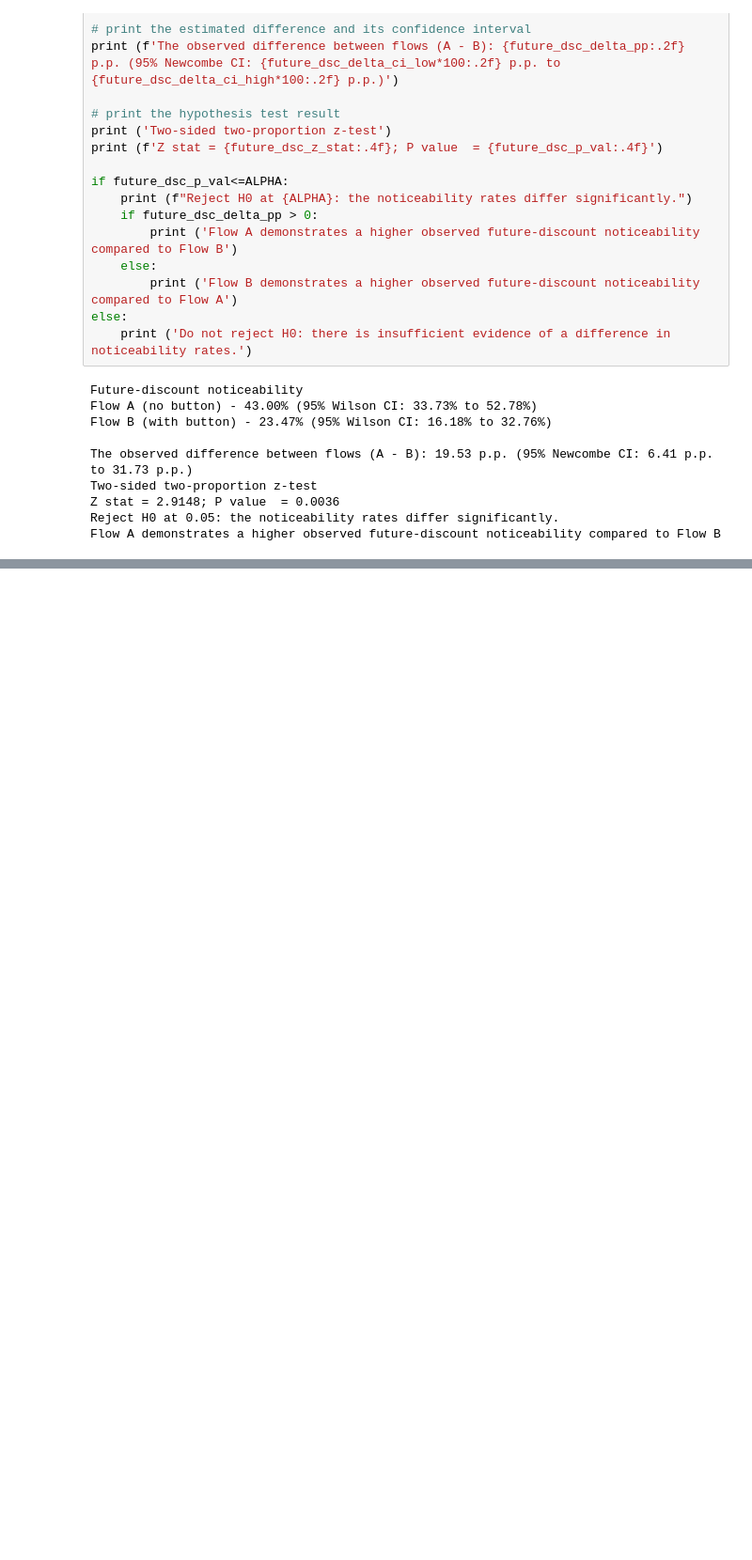
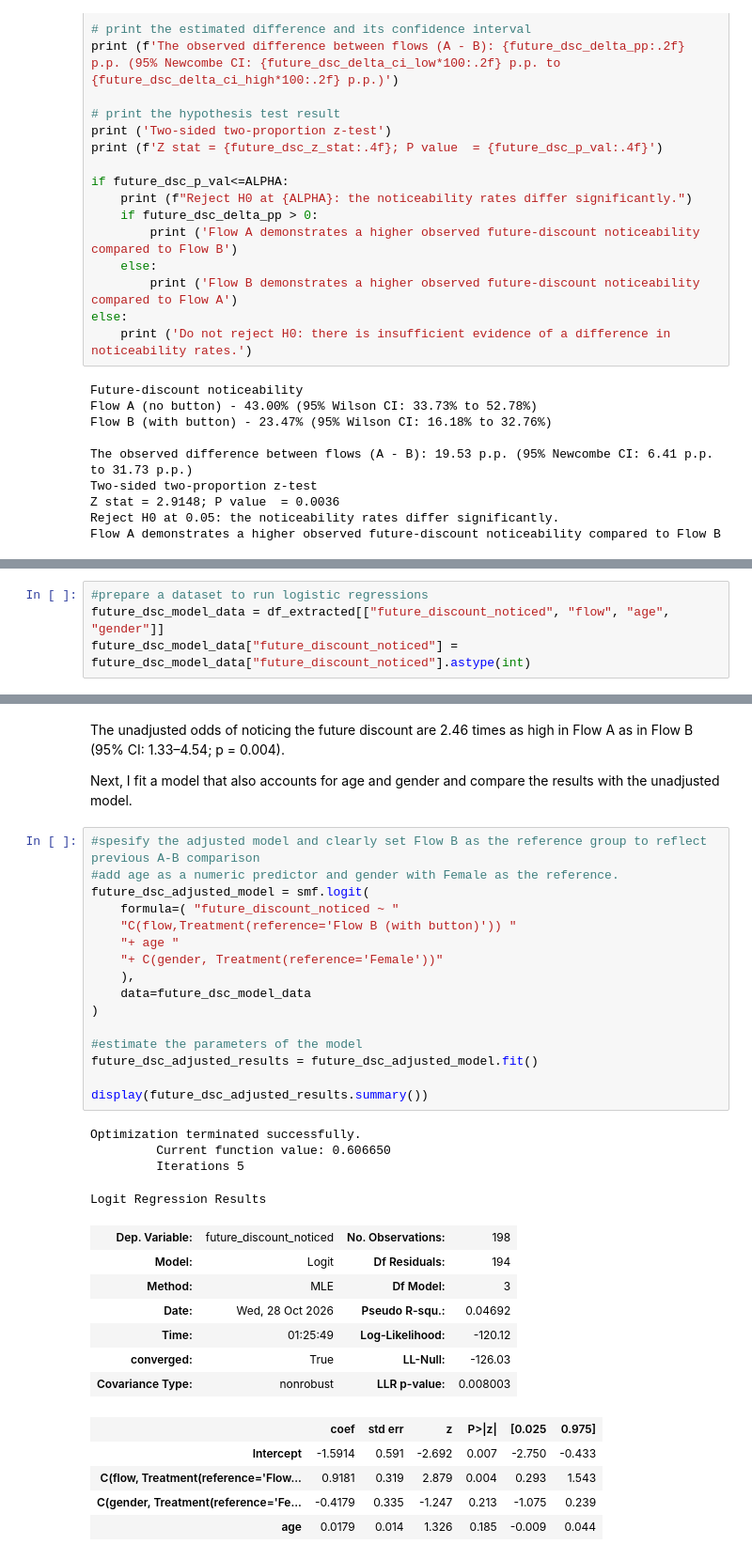
Before and after one commit to elena-kolo/payment-flow-experimentation-analysis, a Jupyter notebook: notebooks/03_prototype_analysis.ipynb, the cells around one changed output, grey strips where cells are left out. Shown at 94% size. Drawn from its saved outputs; the diff is of its cells as text; blank space fills up the shorter version.

```diff
--- a/notebooks/03_prototype_analysis.ipynb
+++ b/notebooks/03_prototype_analysis.ipynb
@@ -423,0 +499,4 @@ One possible explanation* is habitual pop-up dismissal ("cookie-banner blindness
+# %%
+#prepare a dataset to run logistic regressions
+future_dsc_model_data = df_extracted[["future_discount_noticed", "flow", "age", "gender"]]
+future_dsc_model_data["future_discount_noticed"] = future_dsc_model_data["future_discount_noticed"].astype(int)
@@ -423,0 +565,37 @@ One possible explanation* is habitual pop-up dismissal ("cookie-banner blindness
+# %% [markdown]
+The unadjusted odds of noticing the future discount are 2.46 times as high in Flow A as in Flow B (95% CI: 1.33–4.54; p = 0.004).
+
+Next, I fit a model that also accounts for age and gender and compare the results with the unadjusted model.
+# %%
+#spesify the adjusted model and clearly set Flow B as the reference group to reflect previous A-B comparison
+#add age as a numeric predictor and gender with Female as the reference.
+future_dsc_adjusted_model = smf.logit(
+    formula=( "future_discount_noticed ~ "
+    "C(flow,Treatment(reference='Flow B (with button)')) "
+    "+ age "
+    "+ C(gender, Treatment(reference='Female'))"
+    ),
+    data=future_dsc_model_data
+)
+
+#estimate the parameters of the model
+future_dsc_adjusted_results = future_dsc_adjusted_model.fit()
+
+display(future_dsc_adjusted_results.summary())
+# %% [output]
+Optimization terminated successfully.
+         Current function value: 0.606650
+         Iterations 5
+Logit Regression Results
+| Dep. Variable: | future_discount_noticed | No. Observations: | 198 |
+| Model: | Logit | Df Residuals: | 194 |
+| Method: | MLE | Df Model: | 3 |
+| Date: | Wed, 28 Oct 2026 | Pseudo R-squ.: | 0.04692 |
+| Time: | 01:25:49 | Log-Likelihood: | -120.12 |
+| converged: | True | LL-Null: | -126.03 |
+| Covariance Type: | nonrobust | LLR p-value: | 0.008003 |
+|  | coef | std err | z | P>|z| | [0.025 | 0.975] |
+| Intercept | -1.5914 | 0.591 | -2.692 | 0.007 | -2.750 | -0.433 |
+| C(flow, Treatment(reference='Flow... | 0.9181 | 0.319 | 2.879 | 0.004 | 0.293 | 1.543 |
+| C(gender, Treatment(reference='Fe... | -0.4179 | 0.335 | -1.247 | 0.213 | -1.075 | 0.239 |
+| age | 0.0179 | 0.014 | 1.326 | 0.185 | -0.009 | 0.044 |
```
Also changed, not shown: parts of 17 cells of this notebook, 1 other file.
